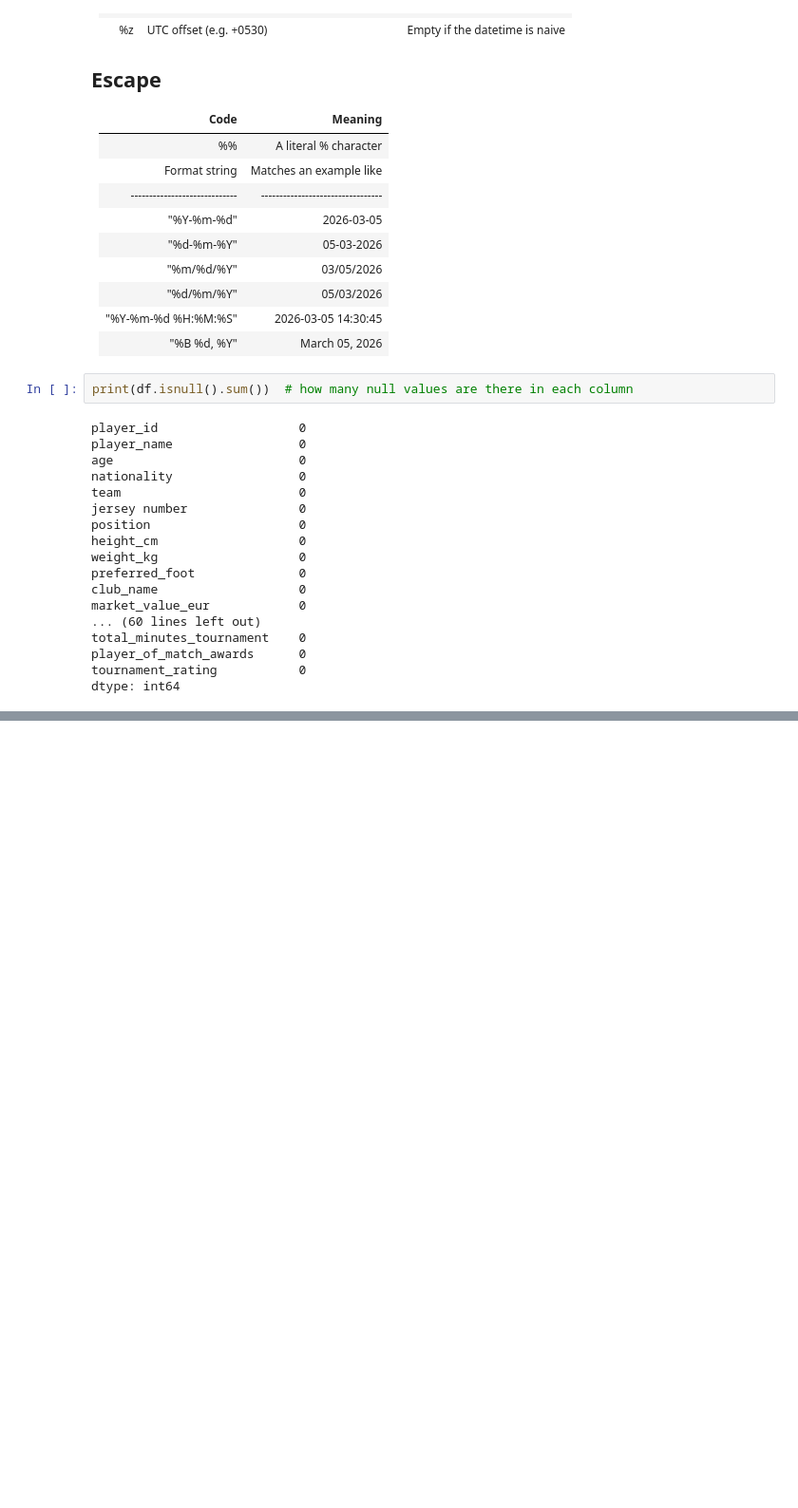
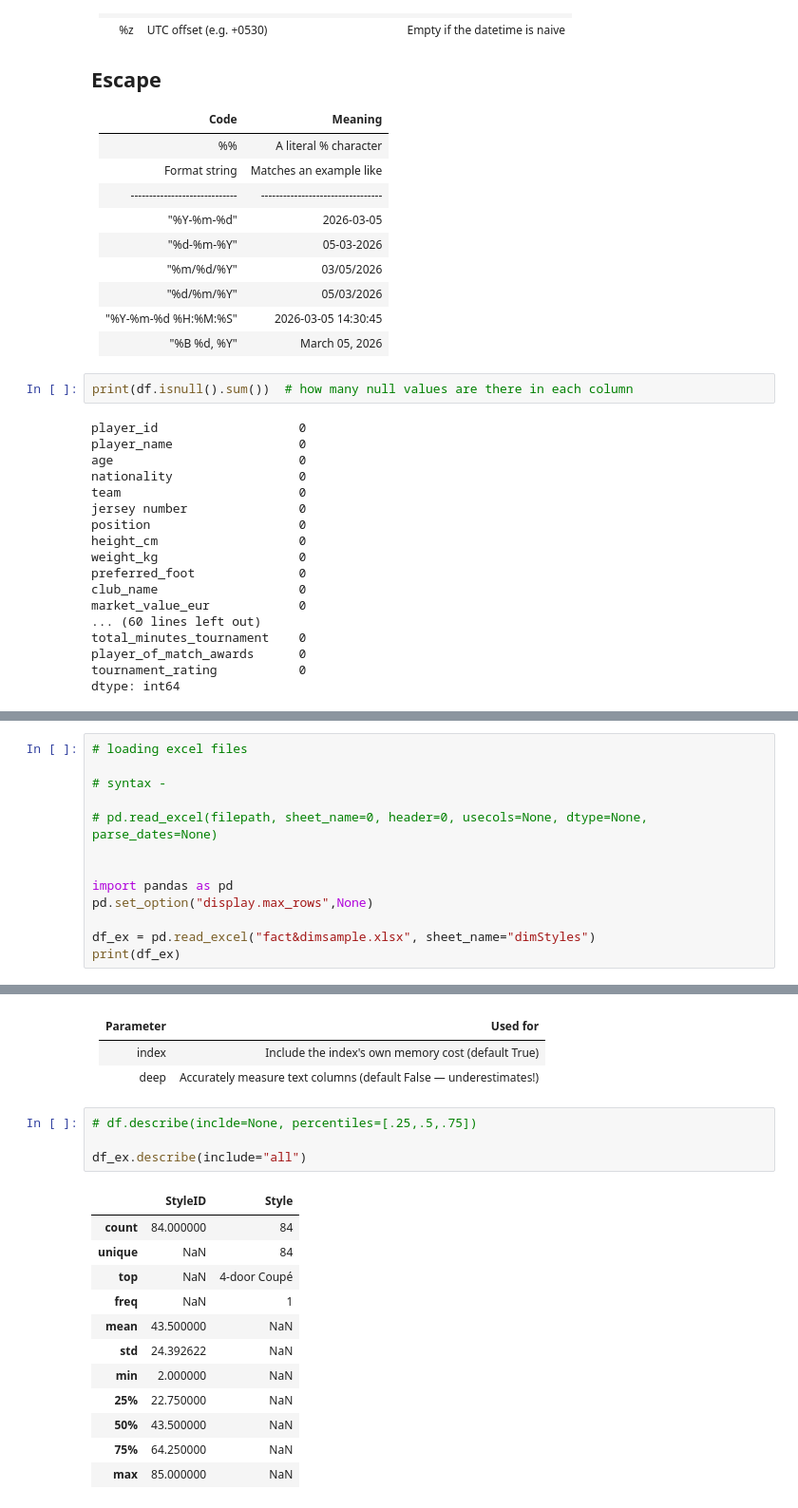
Before and after one commit to Ramya-101999/Python-Class, a Jupyter notebook: Pandas Ingestion.ipynb, the cells around one changed output, grey strips where cells are left out. Shown at 95% size. Drawn from its saved outputs; the diff is of its cells as text; blank space fills up the shorter version.

```diff
--- a/Pandas Ingestion.ipynb
+++ b/Pandas Ingestion.ipynb
@@ -322,0 +342,13 @@ dtype: int64
+# %%
+# loading excel files
+
+# syntax -
+
+# pd.read_excel(filepath, sheet_name=0, header=0, usecols=None, dtype=None, parse_dates=None)
+
+
+import pandas as pd
+pd.set_option("display.max_rows",None)
+
+df_ex = pd.read_excel("fact&dimsample.xlsx", sheet_name="dimStyles")
+print(df_ex)
@@ -322,0 +443,22 @@ dtype: int64
+# %% [markdown]
+| Parameter | Used for                                          |
+|---------------|------------------------------------------------------------|
+| index             | Include the index's own memory cost (default True)              |
+| deep                | Accurately measure text columns (default False — underestimates!)   |
+# %%
+# df.describe(inclde=None, percentiles=[.25,.5,.75])
+
+df_ex.describe(include="all")
+# %% [output]
+|  | StyleID | Style |
+| count | 84.000000 | 84 |
+| unique | NaN | 84 |
+| top | NaN | 4-door Coupé |
+| freq | NaN | 1 |
+| mean | 43.500000 | NaN |
+| std | 24.392622 | NaN |
+| min | 2.000000 | NaN |
+| 25% | 22.750000 | NaN |
+| 50% | 43.500000 | NaN |
+| 75% | 64.250000 | NaN |
+| max | 85.000000 | NaN |
```
Also changed, not shown: parts of 8 cells of this notebook, 1 other file.
